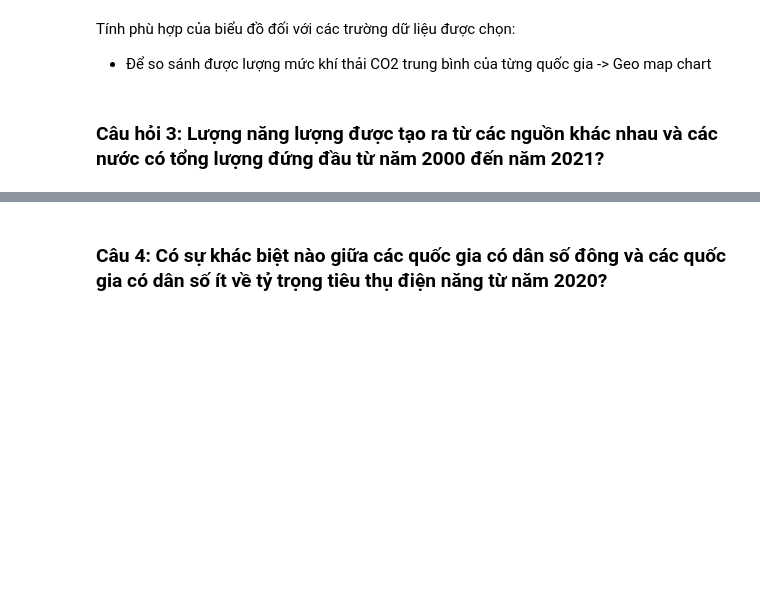
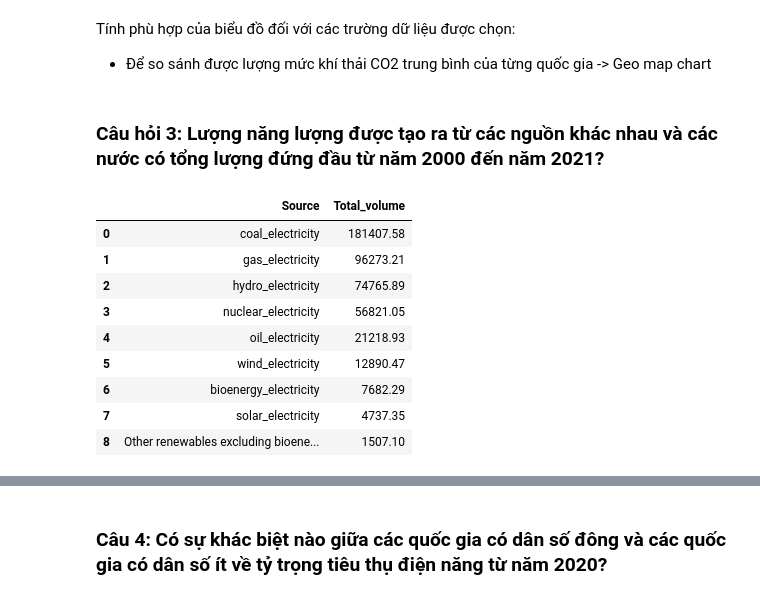
Before and after one commit to phuc-gn/Data-Visualisation-course-HCMUS, a Jupyter notebook: Lab_1/source_codes/notebook.ipynb, the cells around one changed output, grey strips where cells are left out. Saved outputs shown, nothing was run; the diff lists cells and outputs as text; code cells hidden in the pictures; blank space fills up the shorter version.

```diff
--- a/Lab_1/source_codes/notebook.ipynb
+++ b/Lab_1/source_codes/notebook.ipynb
@@ -439,3 +441,24 @@ Tính phù hợp của biểu đồ đối với các trường dữ liệu đư
 - Để so sánh được lượng mức khí thải CO2 trung bình của từng quốc gia -> Geo map chart
 # %% [markdown]
 ### Câu hỏi 3: Lượng năng lượng được tạo ra từ các nguồn khác nhau và các nước có tổng lượng đứng đầu từ năm 2000 đến năm 2021?
+# %%
+energy_sources = ['Other renewables excluding bioenergy  (Twh)', 'bioenergy_electricity',
+       'solar_electricity', 'wind_electricity', 'hydro_electricity',
+       'nuclear_electricity', 'oil_electricity', 'gas_electricity',
+       'coal_electricity']
+
+# Choose some highest generated energy source
+total_volume = raw_df[energy_sources].sum().sort_values(ascending=False).reset_index()
+total_volume = total_volume.rename(columns = {'index': 'Source', 0: 'Total_volume'})
+total_volume
+# %% [output]
+|  | Source | Total_volume |
+| 0 | coal_electricity | 181407.58 |
+| 1 | gas_electricity | 96273.21 |
+| 2 | hydro_electricity | 74765.89 |
+| 3 | nuclear_electricity | 56821.05 |
+| 4 | oil_electricity | 21218.93 |
+| 5 | wind_electricity | 12890.47 |
+| 6 | bioenergy_electricity | 7682.29 |
+| 7 | solar_electricity | 4737.35 |
+| 8 | Other renewables excluding bioene... | 1507.10 |
```
Also changed, not shown: parts of 5 cells of this notebook.
